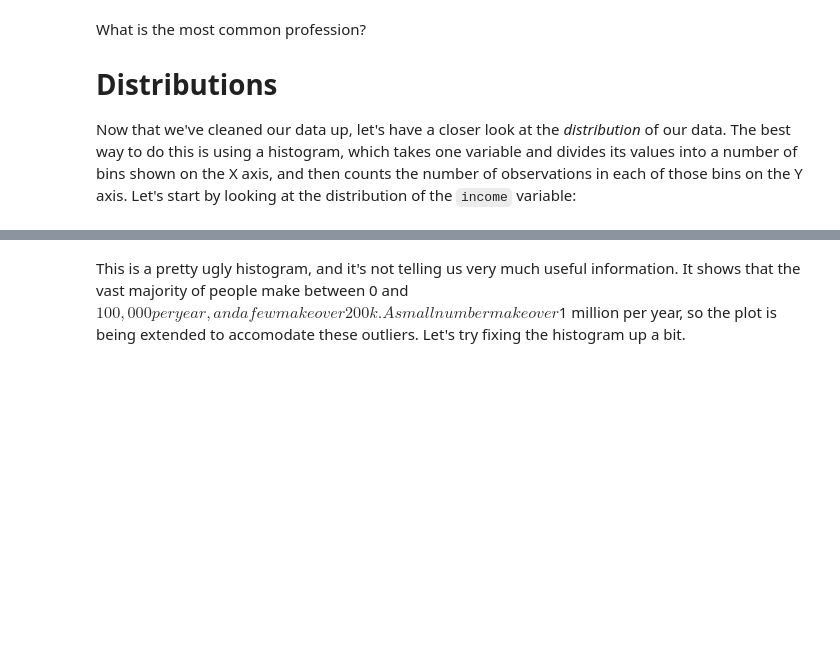
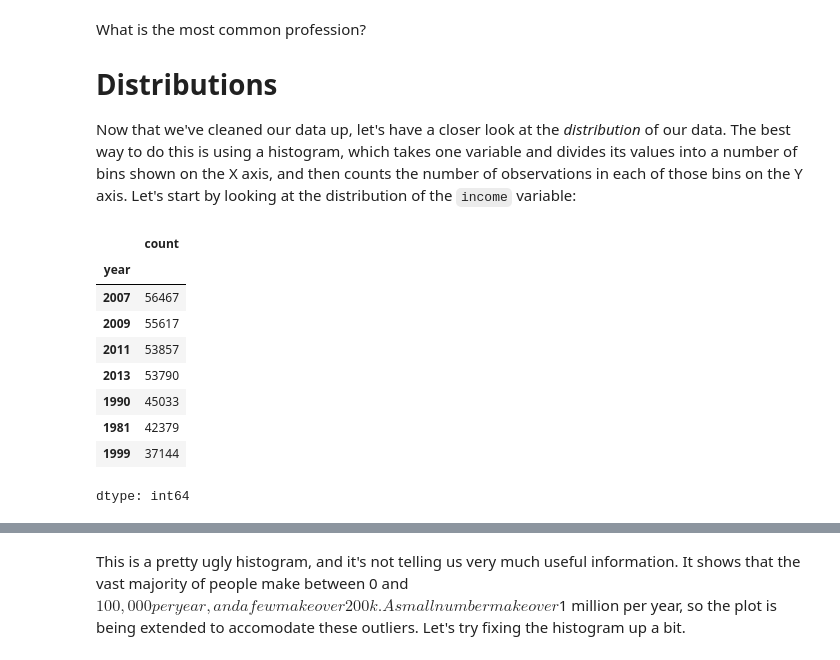
Before and after one commit to Yukiii04/QM2, a Jupyter notebook: notebooks/W05. Distributions and Basic Statistics.ipynb, the cells around one changed output, grey strips where cells are left out. Drawn from its saved outputs; the diff is of its cells as text; code cells hidden in the pictures; blank space fills up the shorter version.

```diff
--- a/notebooks/W05. Distributions and Basic Statistics.ipynb
+++ b/notebooks/W05. Distributions and Basic Statistics.ipynb
@@ -186,6 +189,19 @@ What is the most common profession?
 # Distributions
 
 Now that we've cleaned our data up, let's have a closer look at the *distribution* of our data. The best way to do this is using a histogram, which takes one variable and divides its values into a number of bins shown on the X axis, and then counts the number of observations in each of those bins on the Y axis. Let's start by looking at the distribution of the `income` variable:
+# %%
+df['year'].value_counts()
+# %% [output]
+|  | count |
+| year |  |
+| 2007 | 56467 |
+| 2009 | 55617 |
+| 2011 | 53857 |
+| 2013 | 53790 |
+| 1990 | 45033 |
+| 1981 | 42379 |
+| 1999 | 37144 |
+dtype: int64
 # %%
 df=df[df['year']==2013] # filter the dataframe to only contain 2013 data
 
```
Also changed, not shown: parts of 19 cells of this notebook.
